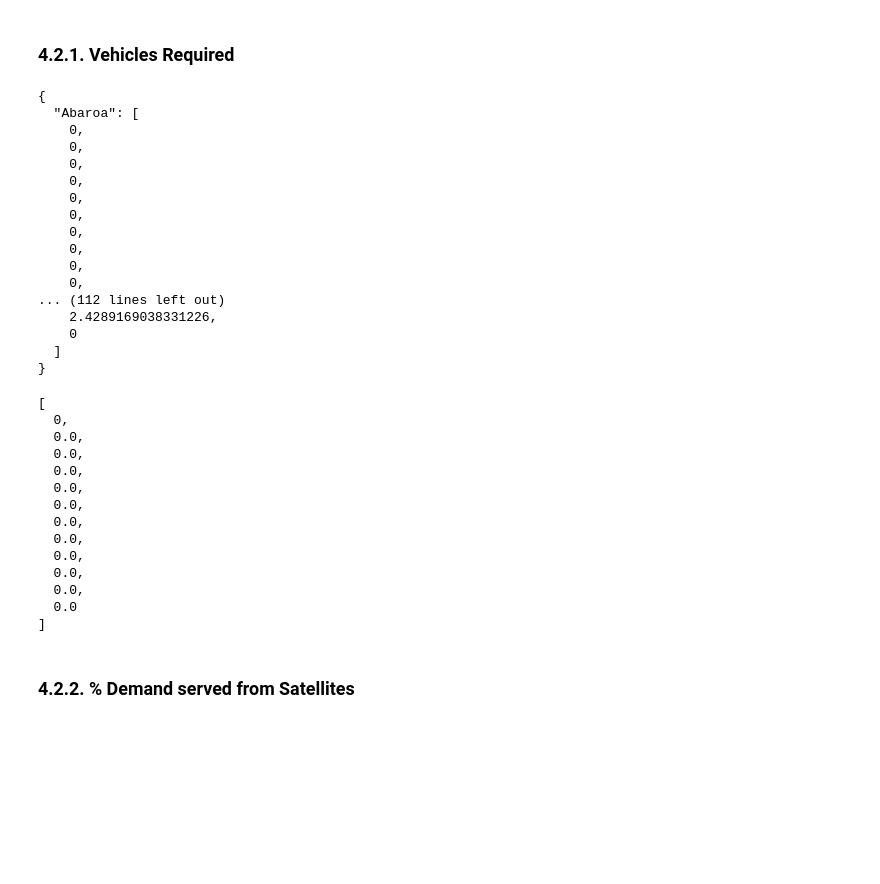
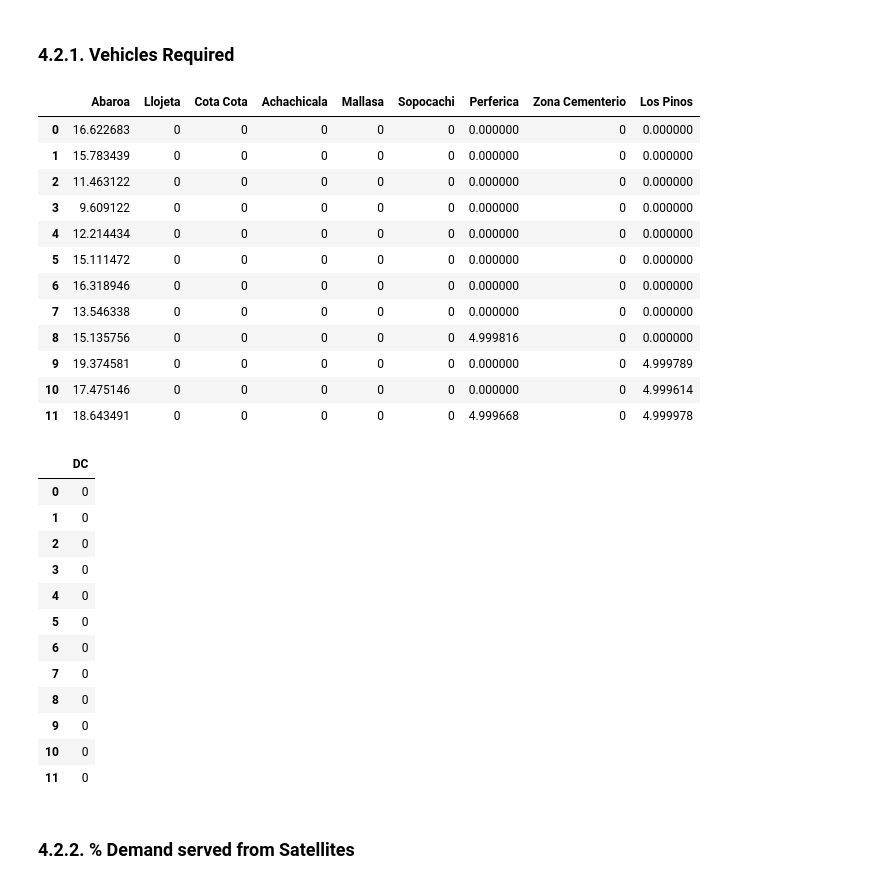
Before and after one commit to PitHurtado/redesign_urban-distribution, a Jupyter notebook: src/application.ipynb, the cells around one changed output. Cells and saved outputs as stored; diff of their text form; code cells hidden in the pictures; blank space fills up the shorter version.

Commit message:
update model with second run

```diff
--- a/src/application.ipynb
+++ b/src/application.ipynb
@@ -218,7 +245,7 @@ max: 18.055468973899767 - min: 0.04233331185551065 - mean 0.7030315197979999
 # %% [markdown]
 # 4. Model Deterministic
 # %%
-model_ = models.ModelDeterministic(periods=periods)
+model_ = models.ModelDeterministic(periods=PERIODS)
 model_.setParams(params=params_gurobi)
 # %% [output]
 Set parameter Username
@@ -305,8 +325,8 @@ id: Los Pinos cap: 3
 # %% [markdown]
 ### 4.1.2. X
 # %%
-for t in range(periods):
-    print(f'###### t - {t}', end=" ")
+for t in range(PERIODS):
+    print(f'## t - {t}', end=" ")
     for k, v in variables_results['X'][t].items():
         print(f'id: {v.id}', end=" | ")
     print("")
@@ -394,34 +397,32 @@ map
 # %%
 def obtain_vehicles_required_in_satellite(satellite: Satellite, clusters_served: list[Cluster], period: int, vehicles_required: dict[(str, str, t), float]):
     vehicles_sum = 0
     for c in clusters_served:
         vehicles_sum += vehicles_required[(satellite.id, c.id, period)]['fleet_size']
     return vehicles_sum
 vehicles_required_results = dict([
     (s.id, [obtain_vehicles_required_in_satellite(s
                                      ,clusters_served=variables_results['Z'][t][s.id]
                                      ,period=t
-                                     ,vehicles_required=fleet_size_satellites) for t in range(periods)]) for s in list(satellites.values())
+                                     ,vehicles_required=fleet_size_satellites) for t in range(PERIODS)]) for s in list(satellites.values())
 ])
-print(json.dumps(vehicles_required_results, indent=2))
+df_vehicles_satellite = pd.DataFrame(vehicles_required_results)
+df_vehicles_satellite
+#print(json.dumps(vehicles_required_results, indent=2))
 # %% [output]
-{
-  "Abaroa": [
-    0,
-    0,
-    0,
-    0,
-    0,
-    0,
-    0,
-    0,
-    0,
-    0,
-... (112 lines left out)
-    2.4289169038331226,
-    0
-  ]
-}
+|  | Abaroa | Llojeta | Cota Cota | Achachicala | Mallasa | Sopocachi | Perferica | Zona Cementerio | Los Pinos |
+| 0 | 16.622683 | 0 | 0 | 0 | 0 | 0 | 0.000000 | 0 | 0.000000 |
+| 1 | 15.783439 | 0 | 0 | 0 | 0 | 0 | 0.000000 | 0 | 0.000000 |
+| 2 | 11.463122 | 0 | 0 | 0 | 0 | 0 | 0.000000 | 0 | 0.000000 |
+| 3 | 9.609122 | 0 | 0 | 0 | 0 | 0 | 0.000000 | 0 | 0.000000 |
+| 4 | 12.214434 | 0 | 0 | 0 | 0 | 0 | 0.000000 | 0 | 0.000000 |
+| 5 | 15.111472 | 0 | 0 | 0 | 0 | 0 | 0.000000 | 0 | 0.000000 |
+| 6 | 16.318946 | 0 | 0 | 0 | 0 | 0 | 0.000000 | 0 | 0.000000 |
+| 7 | 13.546338 | 0 | 0 | 0 | 0 | 0 | 0.000000 | 0 | 0.000000 |
+| 8 | 15.135756 | 0 | 0 | 0 | 0 | 0 | 4.999816 | 0 | 0.000000 |
+| 9 | 19.374581 | 0 | 0 | 0 | 0 | 0 | 0.000000 | 0 | 4.999789 |
+| 10 | 17.475146 | 0 | 0 | 0 | 0 | 0 | 0.000000 | 0 | 4.999614 |
+| 11 | 18.643491 | 0 | 0 | 0 | 0 | 0 | 4.999668 | 0 | 4.999978 |
 # %%
 def obtain_vehicles_required_in_dc(clusters_served: list[Cluster], period: int, vehicles_required: dict[(str, t), float]):
     vehicles_sum = 0
@@ -431,24 +432,25 @@ def obtain_vehicles_required_in_dc(clusters_served: list[Cluster], period: int,
 
 vehicles_required_results =[ obtain_vehicles_required_in_dc(clusters_served=variables_results['W'][t]
                                                   ,period=t
-                                                  ,vehicles_required=fleet_size_dc) for t in range(periods)
+                                                  ,vehicles_required=fleet_size_dc) for t in range(PERIODS)
 ]
-print(json.dumps(vehicles_required_results, indent=2))
+df_vehicles_dc = pd.DataFrame(vehicles_required_results, columns=['DC'])
+df_vehicles_dc
+#print(json.dumps(vehicles_required_results, indent=2))
 # %% [output]
-[
-  0,
-  0.0,
-  0.0,
-  0.0,
-  0.0,
-  0.0,
-  0.0,
-  0.0,
-  0.0,
-  0.0,
-  0.0,
-  0.0
-]
+|  | DC |
+| 0 | 0 |
+| 1 | 0 |
+| 2 | 0 |
+| 3 | 0 |
+| 4 | 0 |
+| 5 | 0 |
+| 6 | 0 |
+| 7 | 0 |
+| 8 | 0 |
+| 9 | 0 |
+| 10 | 0 |
+| 11 | 0 |
 # %% [markdown]
 ### 4.2.2. % Demand served from Satellites
 # %%
```
Also changed, not shown: parts of 49 cells of this notebook, 3 other files.
